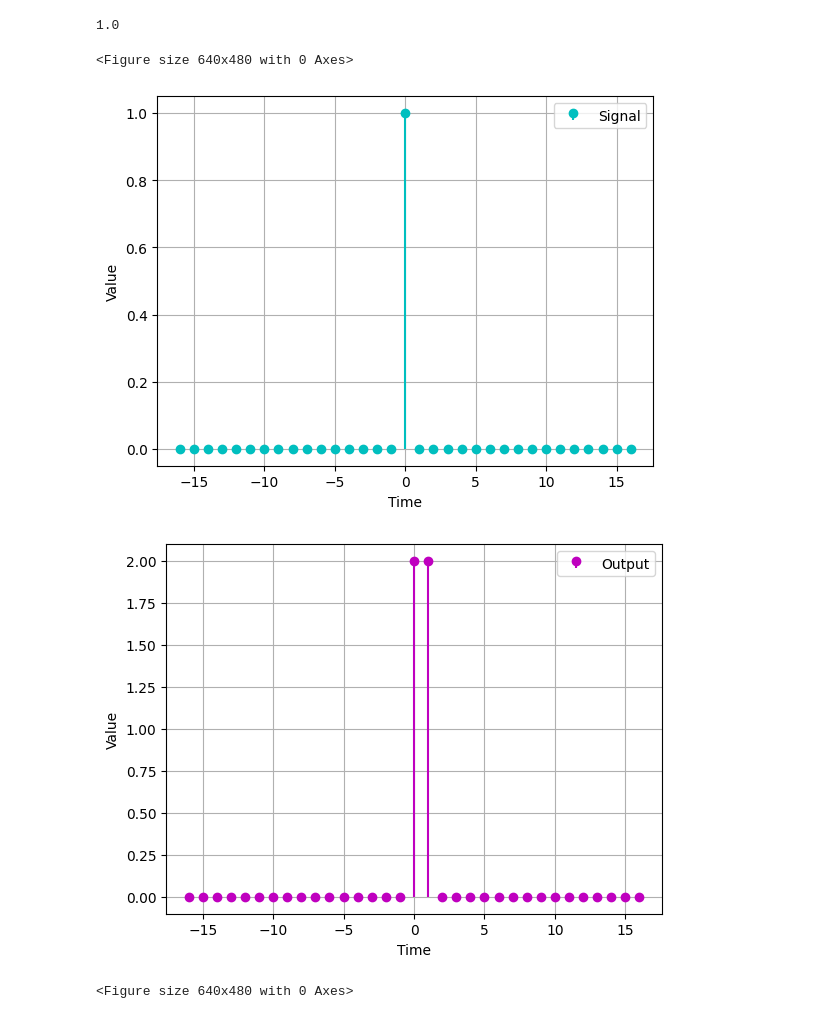
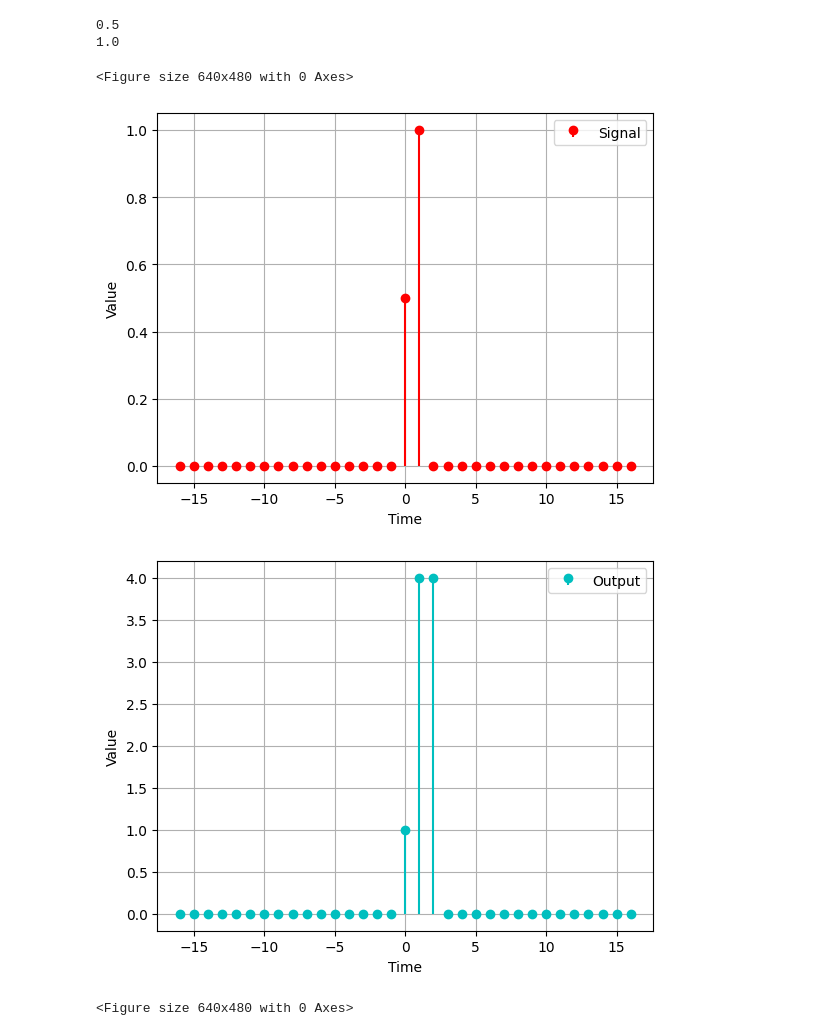
Before and after one commit to whoIsJihad/signal__LTI, a Jupyter notebook: dicrete.ipynb, the cells around one changed output. Saved outputs shown, nothing was run; the diff lists cells and outputs as text; code cells hidden in the pictures.

```diff
--- a/dicrete.ipynb
+++ b/dicrete.ipynb
@@ -142,35 +142,38 @@ class LTI_Discrete:
 
 
             #shifted impulse response ber korbo
             shiftedResponse=DiscreteSignal(self.impulse_response.INF)
             shiftedResponse.values=self.impulse_response.values
             shiftedResponse.shift_signal(i)
 
             #multiply korbo constant factor er sathe
 
             component=shiftedResponse.multiply_const_factor(coefficient)
             result=result.add(component)
         return result
 
     def show(self):
         self.impulse_response.plot("Impulse Response")
 INF=16
 response=DiscreteSignal(INF)
 response.set_value_at_time(0,2)
-response.set_value_at_time(1,2)
+response.set_value_at_time(1,4)
 signal=DiscreteSignal(INF)
-signal.set_value_at_time(0,1)
+signal.set_value_at_time(0,0.5)
+signal.set_value_at_time(1,1)
+
 signal.plot()
 plt.figure()
 
 
 systemDemo=LTI_Discrete(response)
 output=systemDemo.output(signal)
 output.plot("Output")
 plt.figure()
 # %% [output]
+0.5
 1.0
 <Figure size 640x480 with 0 Axes>
-[figure, old version]
+[figure, new version]
-[figure, old version]
+[figure, new version]
 <Figure size 640x480 with 0 Axes>
```
Also changed, not shown: 1 other file.
